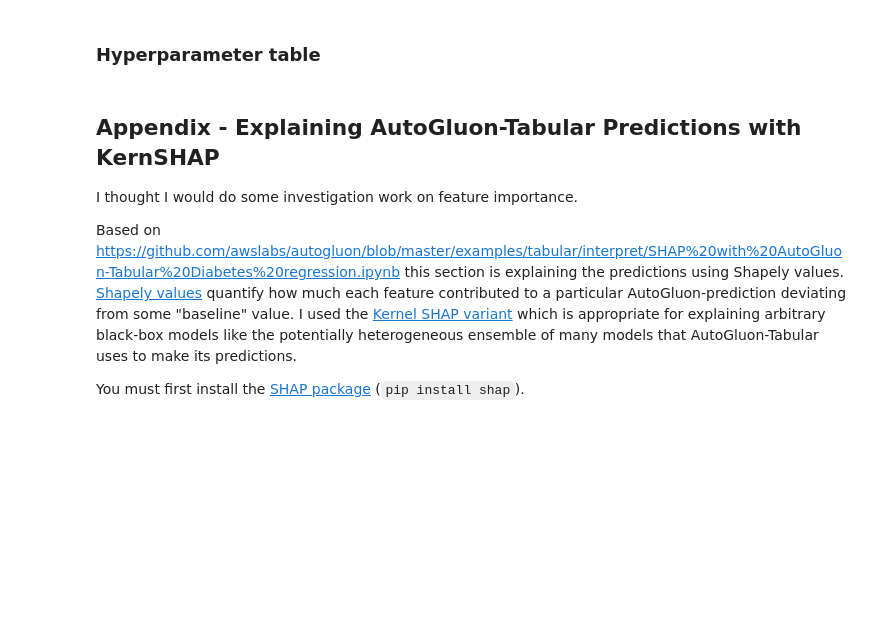
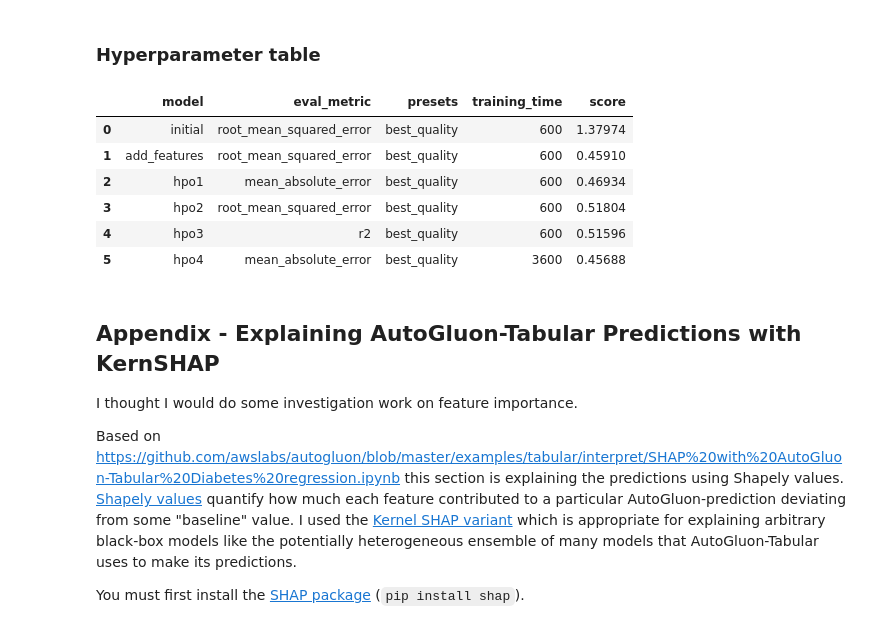
Before and after one commit to markmelling/bike_sharing, a Jupyter notebook: bike-sharing-project.ipynb, the cells around one changed output. Cells and saved outputs as stored; diff of their text form; code cells hidden in the pictures; blank space fills up the shorter version.

```diff
--- a/bike-sharing-project.ipynb
+++ b/bike-sharing-project.ipynb
@@ -1253,14 +1253,22 @@ fig.savefig('img/model_test_score.png')
 # %% [markdown]
 ### Hyperparameter table
 # %%
-# The 3 hyperparameters we tuned with the kaggle score as the result
+# hyperparameters we tuned with the kaggle score as the result
 pd.DataFrame({
-    "model": ["initial", "add_features", "hpo"],
-    "hpo1": [?, ?, ?],
-    "hpo2": [?, ?, ?],
-    "hpo3": [?, ?, ?],
-    "score": [?, ?, ?]
+    "model": ["initial", "add_features", "hpo1", "hpo2", "hpo3", "hpo4"],
+    "eval_metric": ["root_mean_squared_error", "root_mean_squared_error", "mean_absolute_error", "root_mean_squared_error", "r2", "mean_absolute_error"],
+    "presets": ["best_quality", "best_quality", "best_quality", "best_quality", "best_quality", "best_quality"],
+    "training_time": [600, 600, 600, 600, 600, 3600],
+    "score": [1.37974, 0.45910, 0.46934, 0.51804, 0.51596, 0.45688]
 })
+# %% [output]
+|  | model | eval_metric | presets | training_time | score |
+| 0 | initial | root_mean_squared_error | best_quality | 600 | 1.37974 |
+| 1 | add_features | root_mean_squared_error | best_quality | 600 | 0.45910 |
+| 2 | hpo1 | mean_absolute_error | best_quality | 600 | 0.46934 |
+| 3 | hpo2 | root_mean_squared_error | best_quality | 600 | 0.51804 |
+| 4 | hpo3 | r2 | best_quality | 600 | 0.51596 |
+| 5 | hpo4 | mean_absolute_error | best_quality | 3600 | 0.45688 |
 # %% [markdown]
 ## Appendix - Explaining AutoGluon-Tabular Predictions with KernSHAP
 
```
Also changed, not shown: 2 other files.
